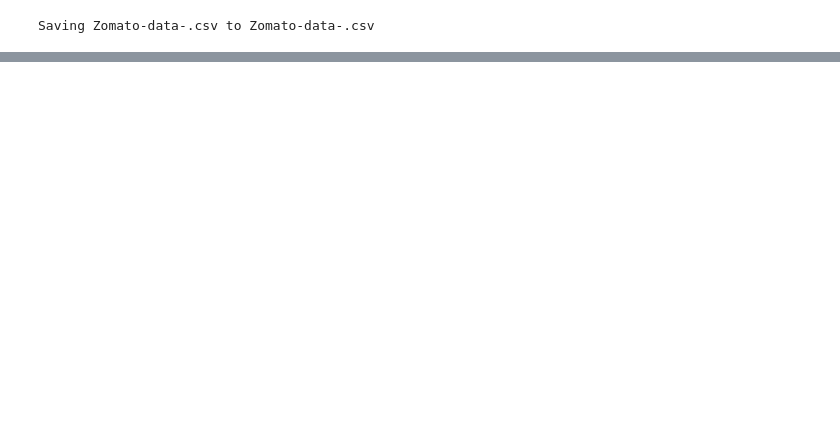
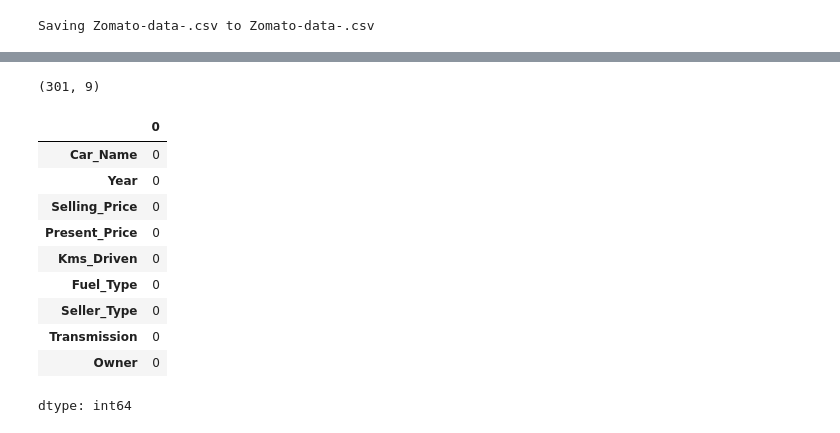
Before and after one commit to parthviasthana26-commits/python, a Jupyter notebook: Untitled1.ipynb, the cells around one changed output, grey strips where cells are left out. Saved outputs shown, nothing was run; the diff lists cells and outputs as text; code cells hidden in the pictures; blank space fills up the shorter version.

```diff
--- a/Untitled1.ipynb
+++ b/Untitled1.ipynb
@@ -216,0 +338,18 @@ TypeError: 'tuple' object is not callable
+# %%
+df.shape
+# %% [output]
+(301, 9)
+# %%
+df.isnull().sum()
+# %% [output]
+|  | 0 |
+| Car_Name | 0 |
+| Year | 0 |
+| Selling_Price | 0 |
+| Present_Price | 0 |
+| Kms_Driven | 0 |
+| Fuel_Type | 0 |
+| Seller_Type | 0 |
+| Transmission | 0 |
+| Owner | 0 |
+dtype: int64
```
Also changed, not shown: parts of 11 cells of this notebook.
